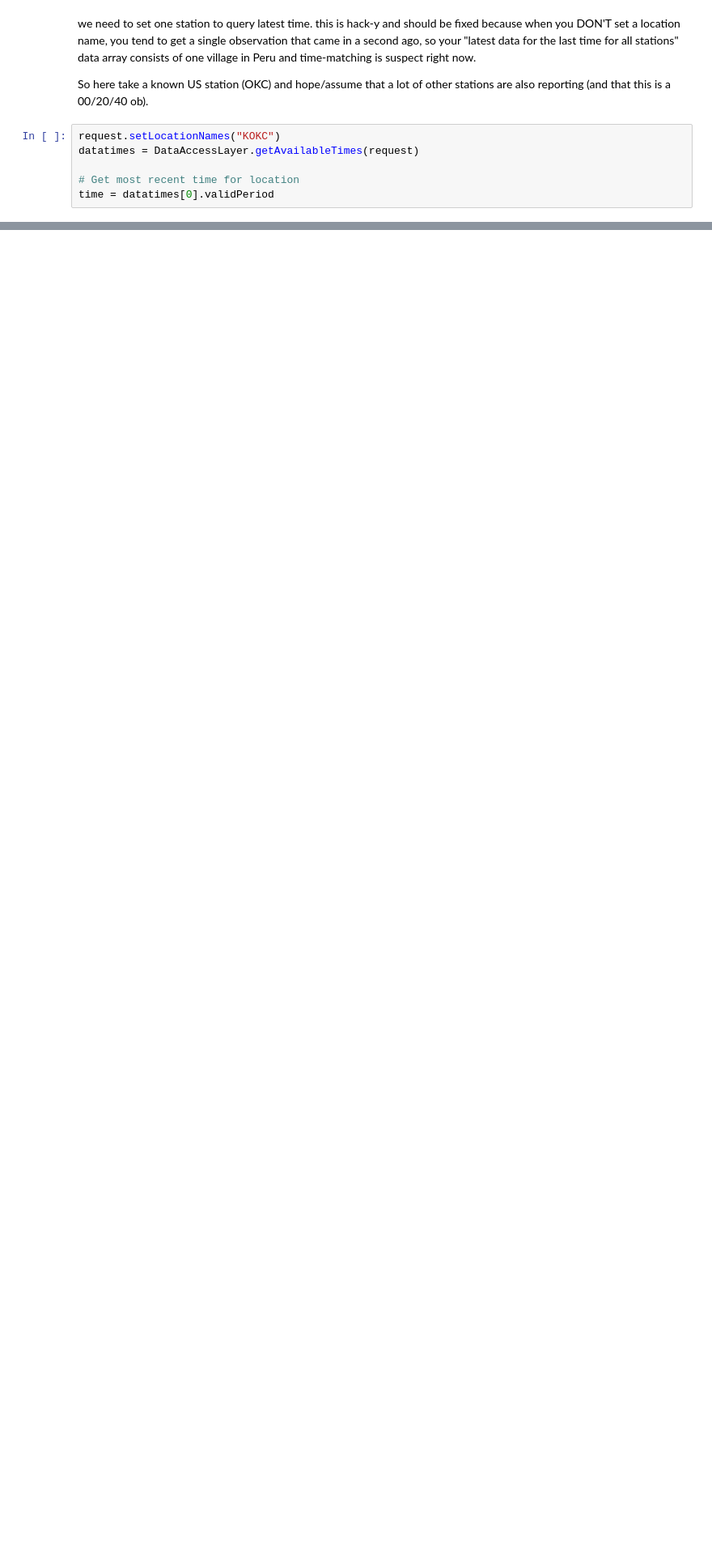
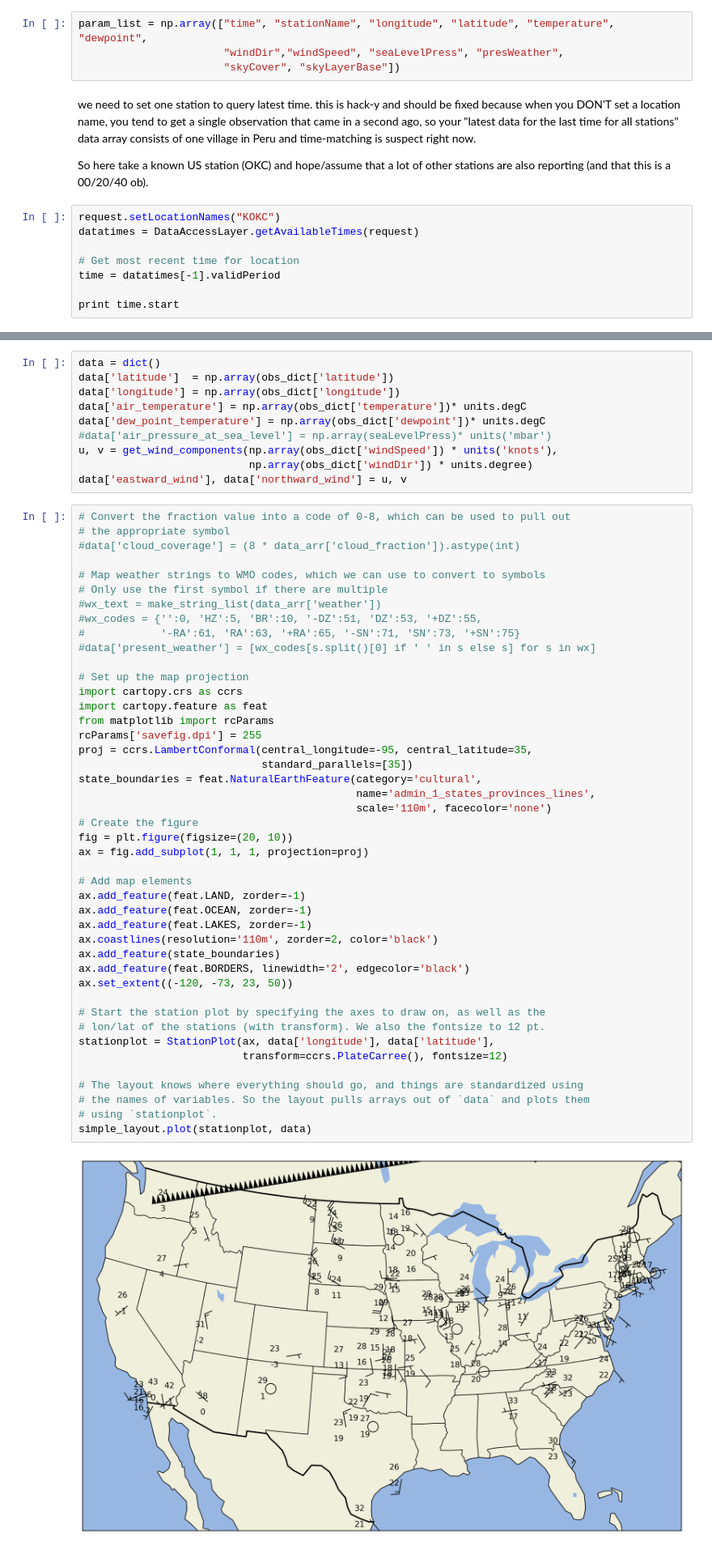
Before and after one commit to ahaberlie/python-awips, a Jupyter notebook: examples/notebooks/Surface_Obs_Plot_with_MetPy.ipynb, the cells around one changed output, grey strips where cells are left out. Shown at 81% size. Cells and saved outputs as stored; diff of their text form; blank space fills up the shorter version.

```diff
--- a/examples/notebooks/Surface_Obs_Plot_with_MetPy.ipynb
+++ b/examples/notebooks/Surface_Obs_Plot_with_MetPy.ipynb
@@ -33,3 +25,7 @@ TypeError: __new__() takes exactly 12 arguments (1 given)
+# %%
+param_list = np.array(["time", "stationName", "longitude", "latitude", "temperature", "dewpoint",
+                       "windDir","windSpeed", "seaLevelPress", "presWeather",
+                       "skyCover", "skyLayerBase"])
 # %% [markdown]
 we need to set one station to query latest time.  this is hack-y and should be fixed
 because when you DON'T set a location name, you tend to get a single observation
@@ -43,4 +39,6 @@ request.setLocationNames("KOKC")
 datatimes = DataAccessLayer.getAvailableTimes(request)
 
 # Get most recent time for location
-time = datatimes[0].validPeriod
+time = datatimes[-1].validPeriod
+
+print time.start
@@ -140,0 +103,56 @@ NameError: name 'latitude' is not defined
+# %%
+data = dict()
+data['latitude']  = np.array(obs_dict['latitude'])
+data['longitude'] = np.array(obs_dict['longitude'])
+data['air_temperature'] = np.array(obs_dict['temperature'])* units.degC
+data['dew_point_temperature'] = np.array(obs_dict['dewpoint'])* units.degC
+#data['air_pressure_at_sea_level'] = np.array(seaLevelPress)* units('mbar')
+u, v = get_wind_components(np.array(obs_dict['windSpeed']) * units('knots'),
+                           np.array(obs_dict['windDir']) * units.degree)
+data['eastward_wind'], data['northward_wind'] = u, v
+# %%
+# Convert the fraction value into a code of 0-8, which can be used to pull out
+# the appropriate symbol
+#data['cloud_coverage'] = (8 * data_arr['cloud_fraction']).astype(int)
+
+# Map weather strings to WMO codes, which we can use to convert to symbols
+# Only use the first symbol if there are multiple
+#wx_text = make_string_list(data_arr['weather'])
+#wx_codes = {'':0, 'HZ':5, 'BR':10, '-DZ':51, 'DZ':53, '+DZ':55,
+#            '-RA':61, 'RA':63, '+RA':65, '-SN':71, 'SN':73, '+SN':75}
+#data['present_weather'] = [wx_codes[s.split()[0] if ' ' in s else s] for s in wx]
+
+# Set up the map projection
+import cartopy.crs as ccrs
+import cartopy.feature as feat
+from matplotlib import rcParams
+rcParams['savefig.dpi'] = 255
+proj = ccrs.LambertConformal(central_longitude=-95, central_latitude=35,
+                             standard_parallels=[35])
+state_boundaries = feat.NaturalEarthFeature(category='cultural',
+                                            name='admin_1_states_provinces_lines',
+                                            scale='110m', facecolor='none')
+# Create the figure
+fig = plt.figure(figsize=(20, 10))
+ax = fig.add_subplot(1, 1, 1, projection=proj)
+
+# Add map elements
+ax.add_feature(feat.LAND, zorder=-1)
+ax.add_feature(feat.OCEAN, zorder=-1)
+ax.add_feature(feat.LAKES, zorder=-1)
+ax.coastlines(resolution='110m', zorder=2, color='black')
+ax.add_feature(state_boundaries)
+ax.add_feature(feat.BORDERS, linewidth='2', edgecolor='black')
+ax.set_extent((-120, -73, 23, 50))
+
+# Start the station plot by specifying the axes to draw on, as well as the
+# lon/lat of the stations (with transform). We also the fontsize to 12 pt.
+stationplot = StationPlot(ax, data['longitude'], data['latitude'],
+                          transform=ccrs.PlateCarree(), fontsize=12)
+
+# The layout knows where everything should go, and things are standardized using
+# the names of variables. So the layout pulls arrays out of `data` and plots them
+# using `stationplot`.
+simple_layout.plot(stationplot, data)
+# %% [output]
+[figure, added]
```
Also changed, not shown: parts of 15 cells of this notebook.
